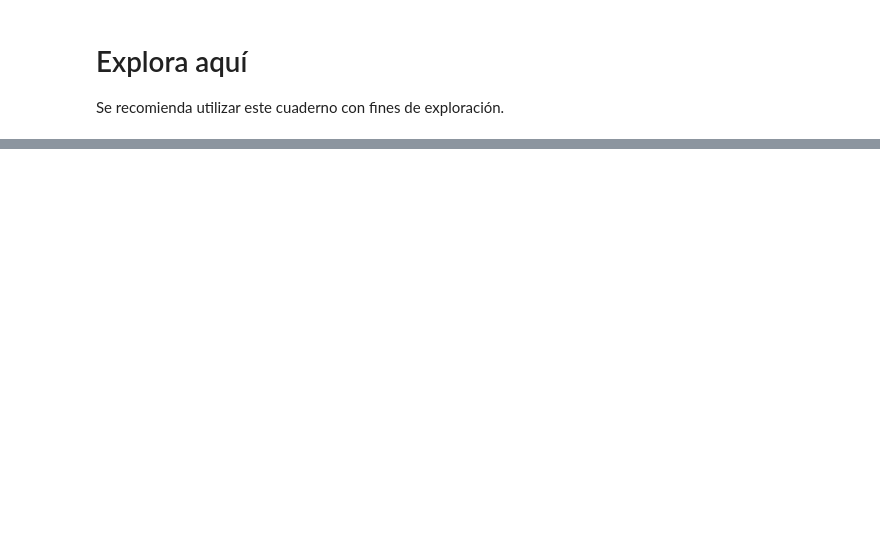
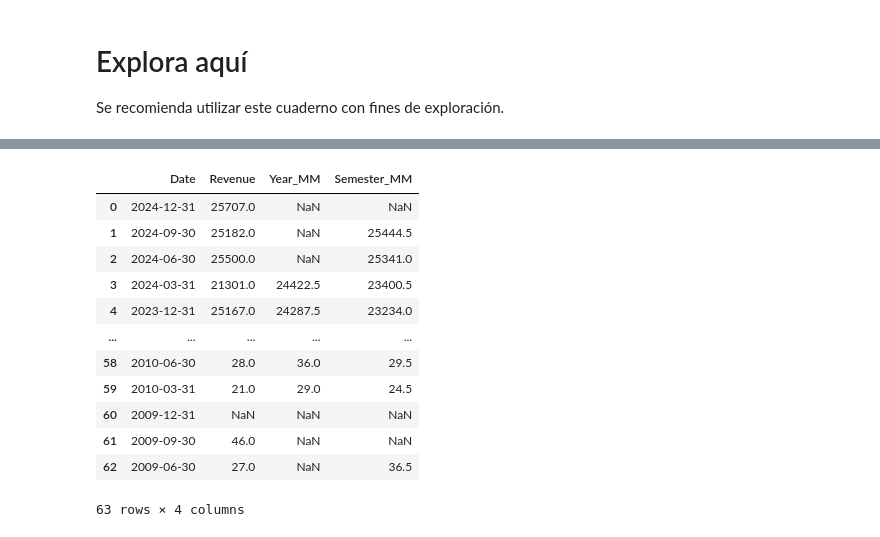
Before and after one commit to IngDiegoMacias/web-scraping-project-tutorial, a Jupyter notebook: src/explore.es.ipynb, the cells around one changed output, grey strips where cells are left out. Saved outputs shown, nothing was run; the diff lists cells and outputs as text; code cells hidden in the pictures; blank space fills up the shorter version.

```diff
--- a/src/explore.es.ipynb
+++ b/src/explore.es.ipynb
@@ -76,0 +141,20 @@ NameError: name 'table' is not defined
+# %%
+# promedio móvil a 1 año
+tesla_revenue['Year_MM'] = tesla_revenue['Revenue'].rolling(4).mean()
+tesla_revenue['Semester_MM'] = tesla_revenue['Revenue'].rolling(2).mean()
+
+tesla_revenue
+# %% [output]
+|  | Date | Revenue | Year_MM | Semester_MM |
+| 0 | 2024-12-31 | 25707.0 | NaN | NaN |
+| 1 | 2024-09-30 | 25182.0 | NaN | 25444.5 |
+| 2 | 2024-06-30 | 25500.0 | NaN | 25341.0 |
+| 3 | 2024-03-31 | 21301.0 | 24422.5 | 23400.5 |
+| 4 | 2023-12-31 | 25167.0 | 24287.5 | 23234.0 |
+| ... | ... | ... | ... | ... |
+| 58 | 2010-06-30 | 28.0 | 36.0 | 29.5 |
+| 59 | 2010-03-31 | 21.0 | 29.0 | 24.5 |
+| 60 | 2009-12-31 | NaN | NaN | NaN |
+| 61 | 2009-09-30 | 46.0 | NaN | NaN |
+| 62 | 2009-06-30 | 27.0 | NaN | 36.5 |
+63 rows × 4 columns
```
Also changed, not shown: parts of 16 cells of this notebook, 2 other files.
